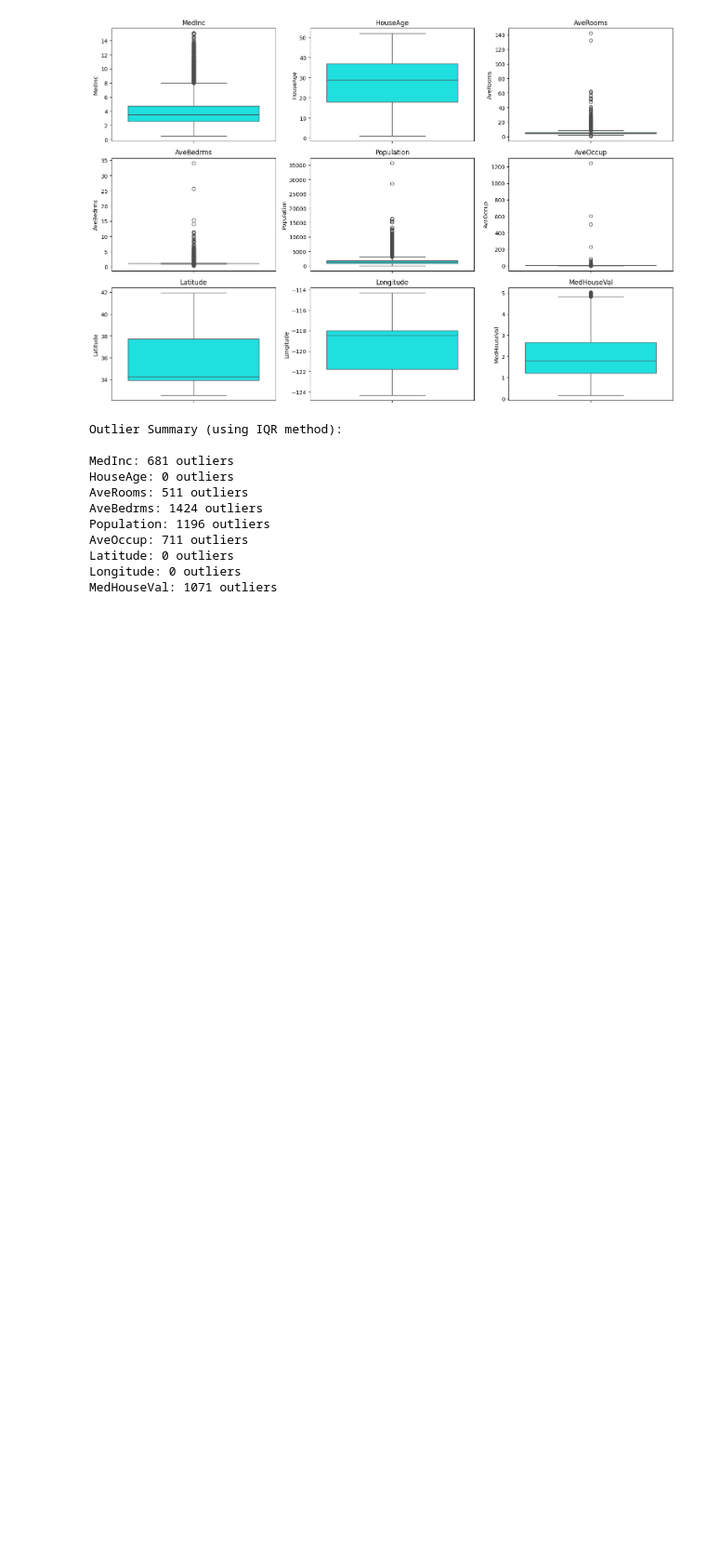
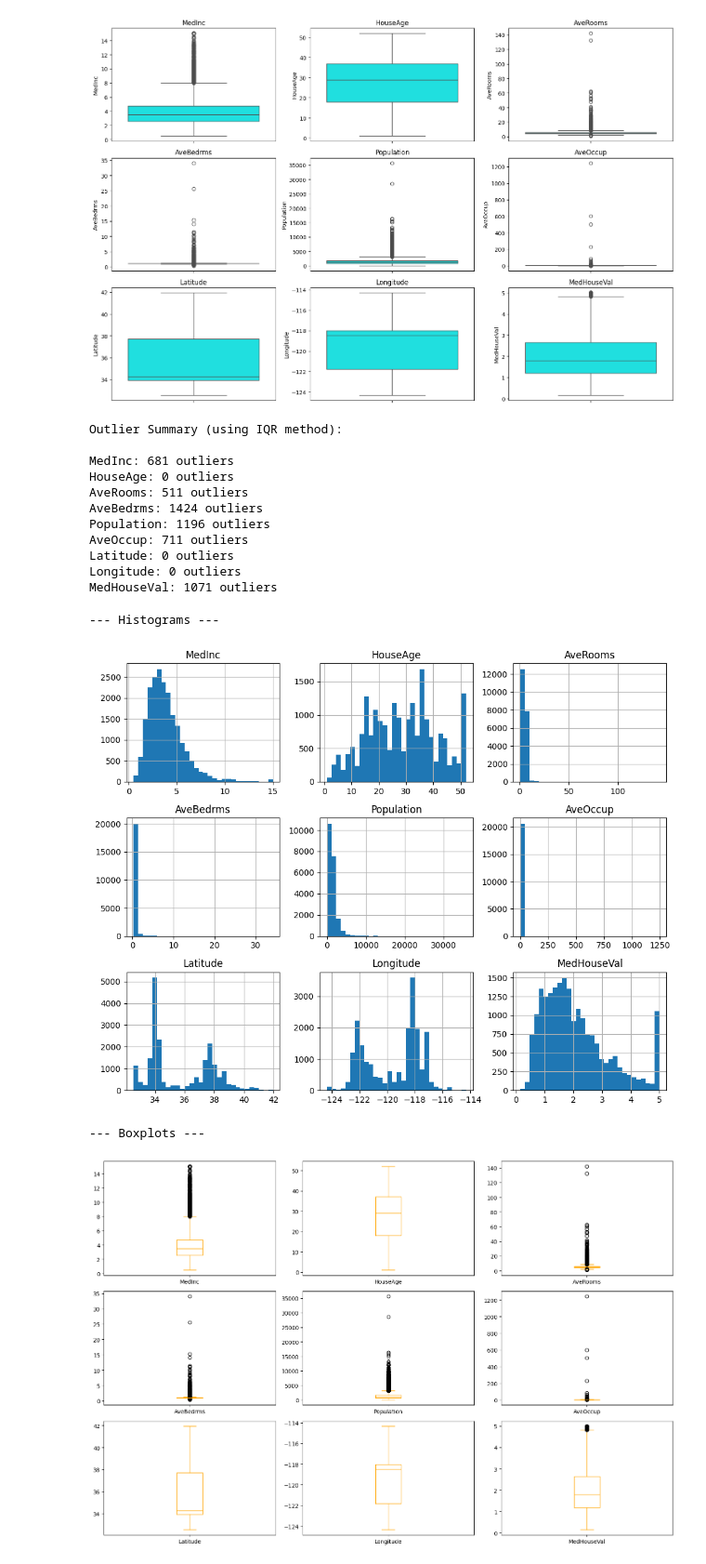
Before and after one commit to AdityaDotEnv/machine-learning-lab, a Jupyter notebook: program1.ipynb, the cells around one changed output. Shown at 93% size. Saved outputs shown, nothing was run; the diff lists cells and outputs as text; code cells hidden in the pictures; blank space fills up the shorter version.

```diff
--- a/program1.ipynb
+++ b/program1.ipynb
@@ -77,3 +77,28 @@ AveOccup: 711 outliers
 Latitude: 0 outliers
 Longitude: 0 outliers
 MedHouseVal: 1071 outliers
+# %%
+import numpy as np
+import pandas as pd
+import matplotlib.pyplot as plt
+# import seaborn as sns
+from sklearn.model_selection import train_test_split
+# 1. Histogram and Boxplot for California Housing Dataset
+from sklearn.datasets import  fetch_california_housing
+data =fetch_california_housing(as_frame=True)
+df = data.frame
+# Histograms
+print("\n--- Histograms ---")
+df.hist(bins=30, figsize=(10, 8))
+plt.tight_layout()
+plt.show()
+# Boxplots
+print("\n--- Boxplots ---")
+df.plot(kind='box', subplots=True, layout=(3,3), figsize=(15, 10), color='orange')
+plt.tight_layout()
+plt.show()
+# %% [output]
+--- Histograms ---
+[figure, added]
+--- Boxplots ---
+[figure, added]
```
Also changed, not shown: 1 other file.
